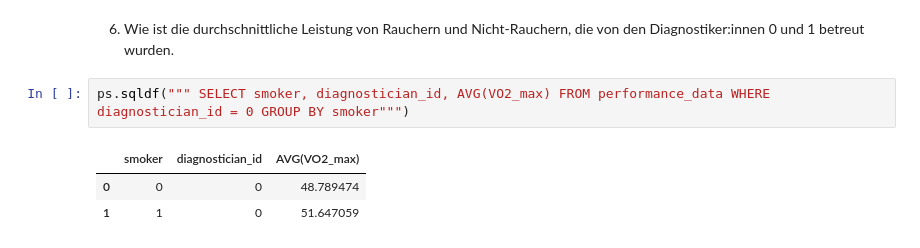
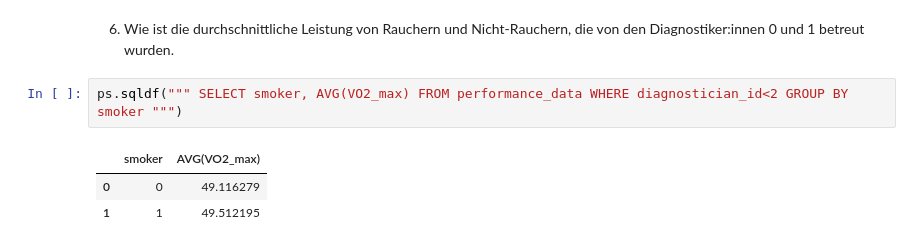
Before and after one commit to lillinml/MCI-MSE_Aufgaben, a Jupyter notebook: PÜ4/SQL-Hausaufgabe.ipynb, the cells around one changed output. Saved outputs shown, nothing was run; the diff lists cells and outputs as text.

```diff
--- a/PÜ4/SQL-Hausaufgabe.ipynb
+++ b/PÜ4/SQL-Hausaufgabe.ipynb
@@ -151,8 +151,8 @@ ps.sqldf(""" SELECT diagnostician_id, SUM(revenue) FROM performance_data GROUP B
 # %% [markdown]
 6. Wie ist die durchschnittliche Leistung von Rauchern und Nicht-Rauchern, die von den Diagnostiker:innen 0 und 1 betreut wurden.
 # %%
-ps.sqldf(""" SELECT smoker, diagnostician_id, AVG(VO2_max) FROM performance_data WHERE diagnostician_id = 0 GROUP BY smoker""")
+ps.sqldf(""" SELECT smoker, AVG(VO2_max) FROM performance_data WHERE diagnostician_id<2 GROUP BY smoker """)
 # %% [output]
-|  | smoker | diagnostician_id | AVG(VO2_max) |
-| 0 | 0 | 0 | 48.789474 |
-| 1 | 1 | 0 | 51.647059 |
+|  | smoker | AVG(VO2_max) |
+| 0 | 0 | 49.116279 |
+| 1 | 1 | 49.512195 |
```
